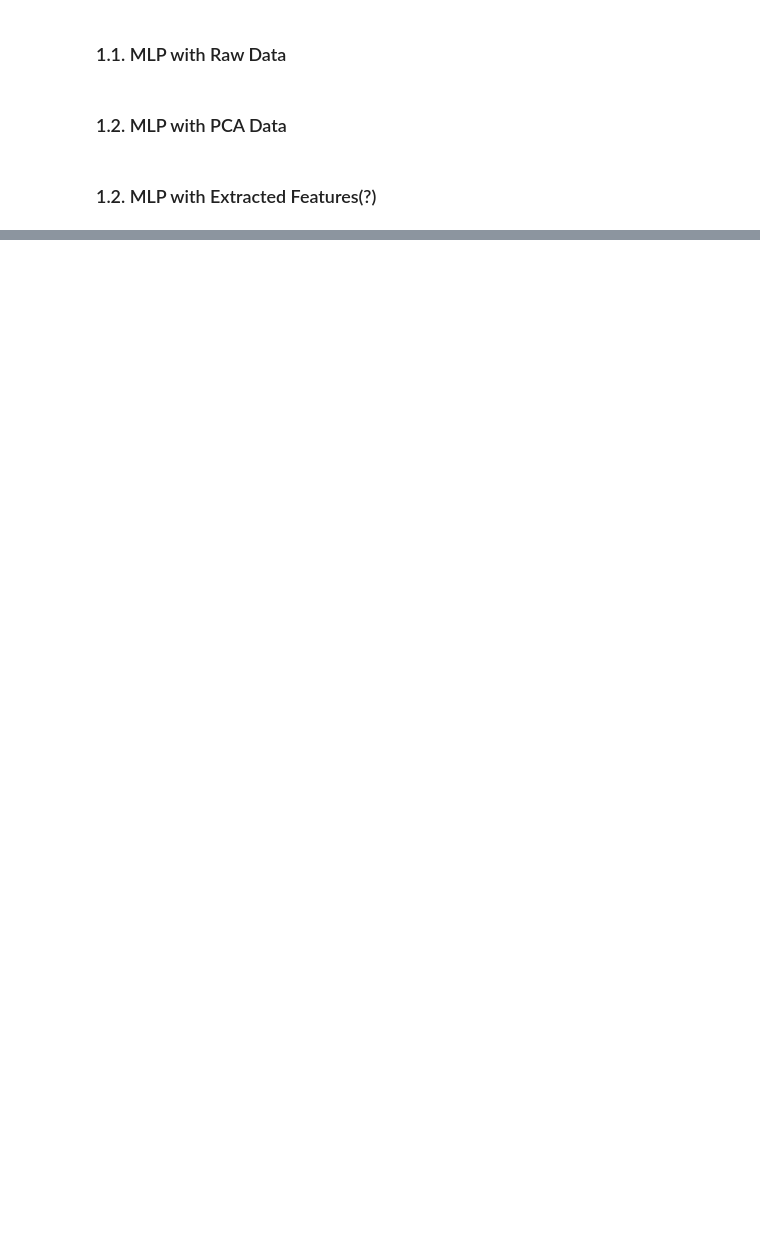
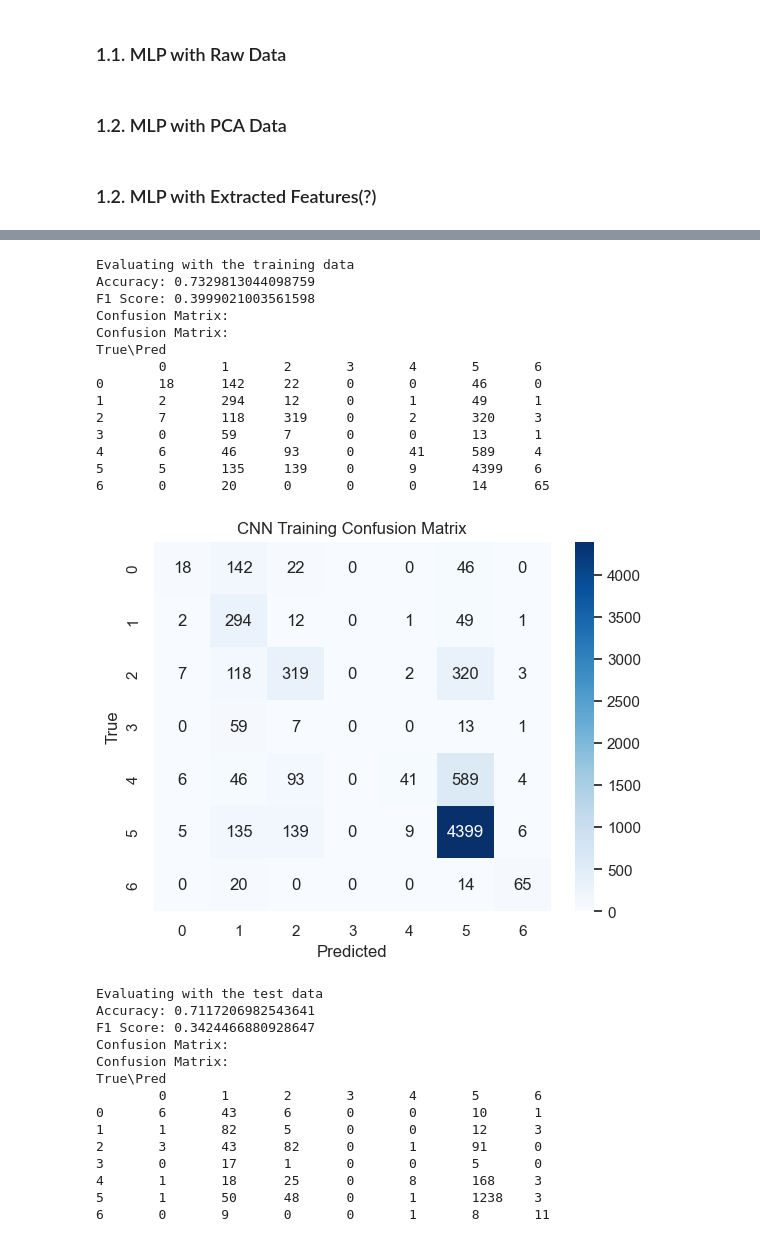
Before and after one commit to josemnmatos/deep-learning-dermatology, a Jupyter notebook: ml-dermatology-tp1.ipynb, the cells around one changed output, grey strips where cells are left out. Drawn from its saved outputs; the diff is of its cells as text; code cells hidden in the pictures; blank space fills up the shorter version.

```diff
--- a/ml-dermatology-tp1.ipynb
+++ b/ml-dermatology-tp1.ipynb
@@ -434,0 +444,51 @@ True\Pred
+# %%
+print("Evaluating with the training data")
+accuracy, conf_mat, f1 = evaluate_network(
+    cnn, test_data=train_loader_at_eval, to_device=True, flatten_input=False
+)
+
+print(f"Accuracy: {accuracy}")
+print(f"F1 Score: {f1}")
+print("Confusion Matrix:")
+print_7_class_confusion_matrix(conf_mat)
+plot_7_class_confusion_matrix(conf_mat, title="CNN Training Confusion Matrix")
+
+print("Evaluating with the test data")
+accuracy, conf_mat, f1 = evaluate_network(
+    cnn, test_data=test_loader, to_device=True, flatten_input=False
+)
+print(f"Accuracy: {accuracy}")
+print(f"F1 Score: {f1}")
+print("Confusion Matrix:")
+print_7_class_confusion_matrix(conf_mat)
+plot_7_class_confusion_matrix(conf_mat, title="CNN Test Confusion Matrix")
+# %% [output]
+Evaluating with the training data
+Accuracy: 0.7329813044098759
+F1 Score: 0.3999021003561598
+Confusion Matrix:
+Confusion Matrix:
+True\Pred
+        0       1       2       3       4       5       6
+0       18      142     22      0       0       46      0
+1       2       294     12      0       1       49      1
+2       7       118     319     0       2       320     3
+3       0       59      7       0       0       13      1
+4       6       46      93      0       41      589     4
+5       5       135     139     0       9       4399    6
+6       0       20      0       0       0       14      65
+[figure, added]
+Evaluating with the test data
+Accuracy: 0.7117206982543641
+F1 Score: 0.3424466880928647
+Confusion Matrix:
+Confusion Matrix:
+True\Pred
+        0       1       2       3       4       5       6
+0       6       43      6       0       0       10      1
+1       1       82      5       0       0       12      3
+2       3       43      82      0       1       91      0
+3       0       17      1       0       0       5       0
+4       1       18      25      0       8       168     3
+5       1       50      48      0       1       1238    3
+6       0       9       0       0       1       8       11
```
Also changed, not shown: parts of 18 cells of this notebook, 1 other file.
